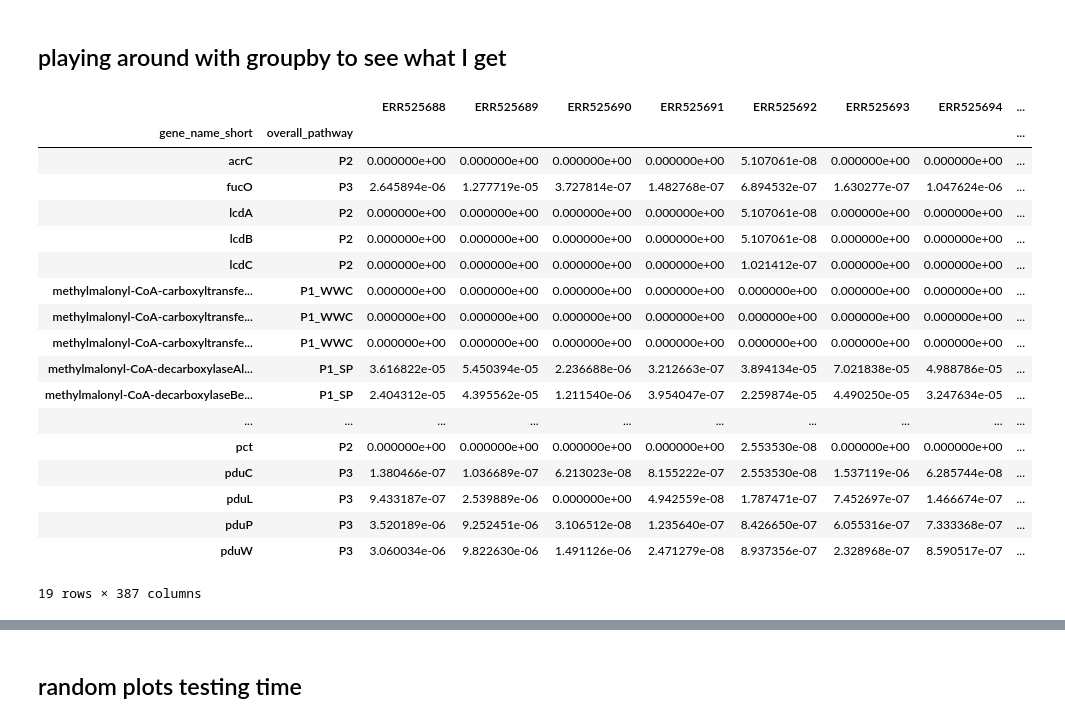
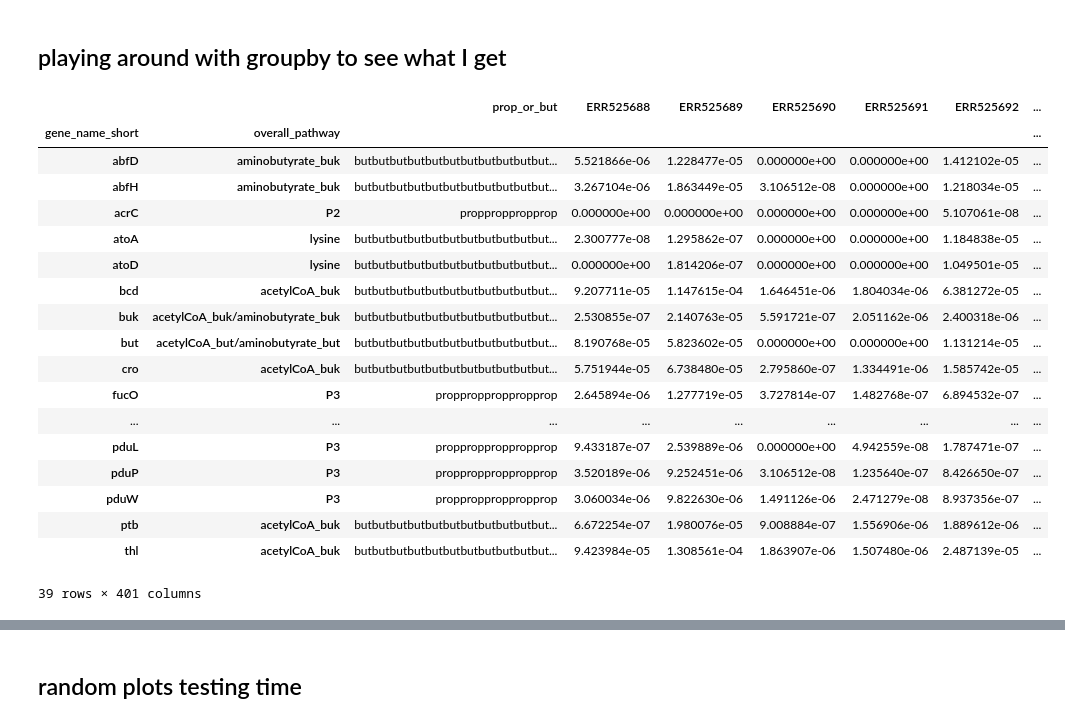
Before and after one commit to daisywyh/cremer_tester, a Jupyter notebook: pathway_abundance/pathway_abundance.ipynb, the cells around one changed output, grey strips where cells are left out. Drawn from its saved outputs; the diff is of its cells as text; code cells hidden in the pictures.

Commit message:
changed file paths again

```diff
--- a/pathway_abundance/pathway_abundance.ipynb
+++ b/pathway_abundance/pathway_abundance.ipynb
@@ -269,4 +299,4 @@ def get_overall_pathway(df, gene_pathways_df):
 # %%
 propionate_table_base = get_overall_pathway(propionate_table_base, gene_pathways_df=gene_pathways_df)
 
-propionate_table_base
+butyrate_table_base = get_overall_pathway(butyrate_table_base, gene_pathways_df=gene_pathways_df)
@@ -287,9 +305,35 @@ propionate_table_base
+# %%
+def find_pathway(df):
+
+    prop_pathways = ["P1_SP", "P1_WWC", "P1_SP/P1_WWC", "P2", "P3"]
+
+    butyrate_pathways = ["acetylCoA_buk", "aminobutyrate_buk", "lysine", "glutarate", "acetylCoA_but", "aminobutyrate_bu"]
+
+    pathway_result = []
+
+    for path in df["overall_pathway"]:
+
+        pathway_result.append("prop") if path in prop_pathways else pathway_result.append("but")
+
+    df["prop_or_but"] = pathway_result
+
+    return df
+# %%
+propionate_table_base = find_pathway(propionate_table_base)
+
+butyrate_table_base = find_pathway(butyrate_table_base)
 # %% [markdown]
 ### finally: pathway abundance time!
 
 #### merge the useful information onto the normalized hit table
 # %%
-propionate_final_hit_table = propionate_table_base.merge(compiled_bt_hit_summaries_propionate_length_corrected, how = "left", left_index=True, right_index=True)
+propionate_table_base = propionate_table_base.merge(compiled_bt_hit_summaries_propionate_length_corrected, how = "left", left_index=True, right_index=True)
+
+butyrate_table_base = butyrate_table_base.merge(compiled_bt_hit_summaries_butyrate_length_corrected, how = "left", left_index=True, right_index=True)
+
+prop_but_final = pd.concat([propionate_table_base, butyrate_table_base])
+
+# prop_but_final = prop_but_final.merge(compiled_bt_hit_summaries_butyrate_length_corrected, how = "left", left_index=True, right_index=True)
 
 # summed_propionate = compiled_bt_hit_summaries_propionate_length_corrected.sum(axis=1)
 
@@ -297,5 +341,5 @@ propionate_final_hit_table = propionate_table_base.merge(compiled_bt_hit_summari
 
 # propionate_final_test = propionate_final_test.merge(summed_propionate, how = "left", left_index=True, right_index=True)
 
-propionate_final_hit_table
+prop_but_final
 # %% [output]
@@ -315,27 +359,27 @@ propionate_final_hit_table
 # %% [markdown]
 ## playing around with groupby to see what I get
 # %%
-gene_short_groupby = propionate_final_hit_table.groupby(["gene_name_short", "overall_pathway"]).sum()
+gene_short_groupby = prop_but_final.groupby(["gene_name_short", "overall_pathway"]).sum()
 
 gene_short_groupby
 # %% [output]
-|  |  | ERR525688 | ERR525689 | ERR525690 | ERR525691 | ERR525692 | ERR525693 | ERR525694 | ... |
-| gene_name_short | overall_pathway |  |  |  |  |  |  |  | ... |
-| acrC | P2 | 0.000000e+00 | 0.000000e+00 | 0.000000e+00 | 0.000000e+00 | 5.107061e-08 | 0.000000e+00 | 0.000000e+00 | ... |
-| fucO | P3 | 2.645894e-06 | 1.277719e-05 | 3.727814e-07 | 1.482768e-07 | 6.894532e-07 | 1.630277e-07 | 1.047624e-06 | ... |
-| lcdA | P2 | 0.000000e+00 | 0.000000e+00 | 0.000000e+00 | 0.000000e+00 | 5.107061e-08 | 0.000000e+00 | 0.000000e+00 | ... |
-| lcdB | P2 | 0.000000e+00 | 0.000000e+00 | 0.000000e+00 | 0.000000e+00 | 5.107061e-08 | 0.000000e+00 | 0.000000e+00 | ... |
-| lcdC | P2 | 0.000000e+00 | 0.000000e+00 | 0.000000e+00 | 0.000000e+00 | 1.021412e-07 | 0.000000e+00 | 0.000000e+00 | ... |
-| methylmalonyl-CoA-carboxyltransfe... | P1_WWC | 0.000000e+00 | 0.000000e+00 | 0.000000e+00 | 0.000000e+00 | 0.000000e+00 | 0.000000e+00 | 0.000000e+00 | ... |
-| methylmalonyl-CoA-carboxyltransfe... | P1_WWC | 0.000000e+00 | 0.000000e+00 | 0.000000e+00 | 0.000000e+00 | 0.000000e+00 | 0.000000e+00 | 0.000000e+00 | ... |
-| methylmalonyl-CoA-carboxyltransfe... | P1_WWC | 0.000000e+00 | 0.000000e+00 | 0.000000e+00 | 0.000000e+00 | 0.000000e+00 | 0.000000e+00 | 0.000000e+00 | ... |
-| methylmalonyl-CoA-decarboxylaseAl... | P1_SP | 3.616822e-05 | 5.450394e-05 | 2.236688e-06 | 3.212663e-07 | 3.894134e-05 | 7.021838e-05 | 4.988786e-05 | ... |
-| methylmalonyl-CoA-decarboxylaseBe... | P1_SP | 2.404312e-05 | 4.395562e-05 | 1.211540e-06 | 3.954047e-07 | 2.259874e-05 | 4.490250e-05 | 3.247634e-05 | ... |
-| ... | ... | ... | ... | ... | ... | ... | ... | ... | ... |
-| pct | P2 | 0.000000e+00 | 0.000000e+00 | 0.000000e+00 | 0.000000e+00 | 2.553530e-08 | 0.000000e+00 | 0.000000e+00 | ... |
-| pduC | P3 | 1.380466e-07 | 1.036689e-07 | 6.213023e-08 | 8.155222e-07 | 2.553530e-08 | 1.537119e-06 | 6.285744e-08 | ... |
-| pduL | P3 | 9.433187e-07 | 2.539889e-06 | 0.000000e+00 | 4.942559e-08 | 1.787471e-07 | 7.452697e-07 | 1.466674e-07 | ... |
-| pduP | P3 | 3.520189e-06 | 9.252451e-06 | 3.106512e-08 | 1.235640e-07 | 8.426650e-07 | 6.055316e-07 | 7.333368e-07 | ... |
-| pduW | P3 | 3.060034e-06 | 9.822630e-06 | 1.491126e-06 | 2.471279e-08 | 8.937356e-07 | 2.328968e-07 | 8.590517e-07 | ... |
+|  |  | prop_or_but | ERR525688 | ERR525689 | ERR525690 | ERR525691 | ERR525692 | ... |
+| gene_name_short | overall_pathway |  |  |  |  |  |  | ... |
+| abfD | aminobutyrate_buk | butbutbutbutbutbutbutbutbutbutbut... | 5.521866e-06 | 1.228477e-05 | 0.000000e+00 | 0.000000e+00 | 1.412102e-05 | ... |
+| abfH | aminobutyrate_buk | butbutbutbutbutbutbutbutbutbutbut... | 3.267104e-06 | 1.863449e-05 | 3.106512e-08 | 0.000000e+00 | 1.218034e-05 | ... |
+| acrC | P2 | propproppropprop | 0.000000e+00 | 0.000000e+00 | 0.000000e+00 | 0.000000e+00 | 5.107061e-08 | ... |
+| atoA | lysine | butbutbutbutbutbutbutbutbutbutbut... | 2.300777e-08 | 1.295862e-07 | 0.000000e+00 | 0.000000e+00 | 1.184838e-05 | ... |
+| atoD | lysine | butbutbutbutbutbutbutbutbutbutbut... | 0.000000e+00 | 1.814206e-07 | 0.000000e+00 | 0.000000e+00 | 1.049501e-05 | ... |
+| bcd | acetylCoA_buk | butbutbutbutbutbutbutbutbutbutbut... | 9.207711e-05 | 1.147615e-04 | 1.646451e-06 | 1.804034e-06 | 6.381272e-05 | ... |
+| buk | acetylCoA_buk/aminobutyrate_buk | butbutbutbutbutbutbutbutbutbutbut... | 2.530855e-07 | 2.140763e-05 | 5.591721e-07 | 2.051162e-06 | 2.400318e-06 | ... |
+| but | acetylCoA_but/aminobutyrate_but | butbutbutbutbutbutbutbutbutbutbut... | 8.190768e-05 | 5.823602e-05 | 0.000000e+00 | 0.000000e+00 | 1.131214e-05 | ... |
+| cro | acetylCoA_buk | butbutbutbutbutbutbutbutbutbutbut... | 5.751944e-05 | 6.738480e-05 | 2.795860e-07 | 1.334491e-06 | 1.585742e-05 | ... |
+| fucO | P3 | proppropproppropprop | 2.645894e-06 | 1.277719e-05 | 3.727814e-07 | 1.482768e-07 | 6.894532e-07 | ... |
+| ... | ... | ... | ... | ... | ... | ... | ... | ... |
+| pduL | P3 | proppropproppropprop | 9.433187e-07 | 2.539889e-06 | 0.000000e+00 | 4.942559e-08 | 1.787471e-07 | ... |
+| pduP | P3 | proppropproppropprop | 3.520189e-06 | 9.252451e-06 | 3.106512e-08 | 1.235640e-07 | 8.426650e-07 | ... |
+| pduW | P3 | proppropproppropprop | 3.060034e-06 | 9.822630e-06 | 1.491126e-06 | 2.471279e-08 | 8.937356e-07 | ... |
+| ptb | acetylCoA_buk | butbutbutbutbutbutbutbutbutbutbut... | 6.672254e-07 | 1.980076e-05 | 9.008884e-07 | 1.556906e-06 | 1.889612e-06 | ... |
+| thl | acetylCoA_buk | butbutbutbutbutbutbutbutbutbutbut... | 9.423984e-05 | 1.308561e-04 | 1.863907e-06 | 1.507480e-06 | 2.487139e-05 | ... |
-19 rows × 387 columns
+39 rows × 401 columns
 # %%
```
Also changed, not shown: parts of 17 cells of this notebook, 2 other files.
